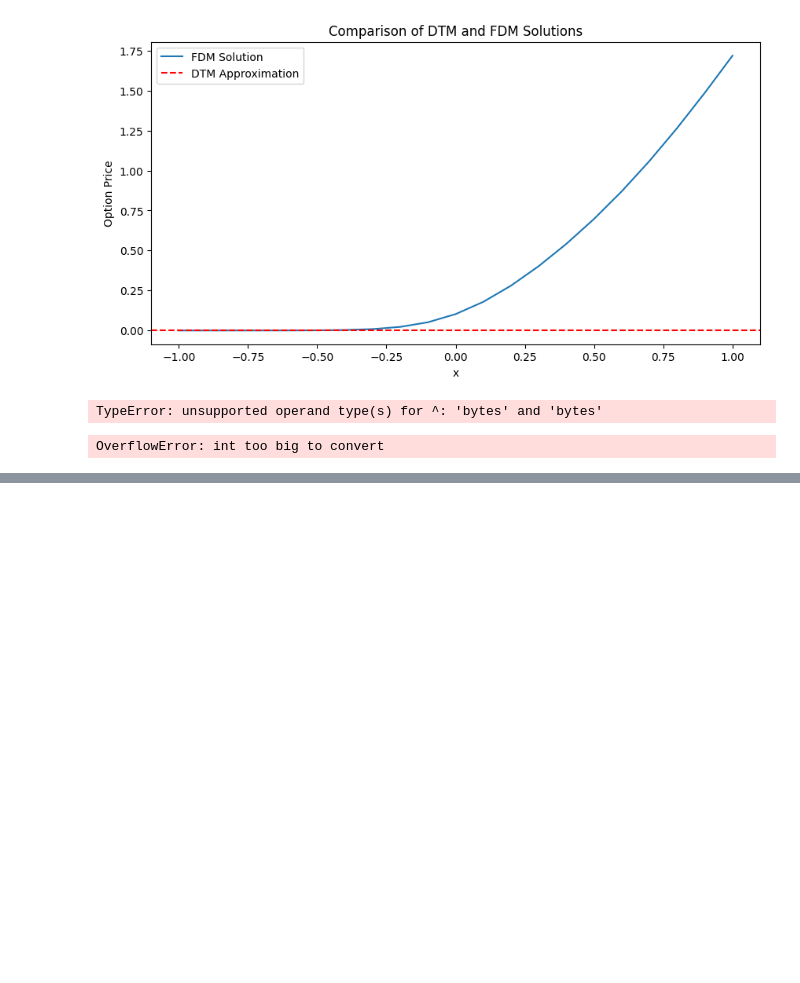
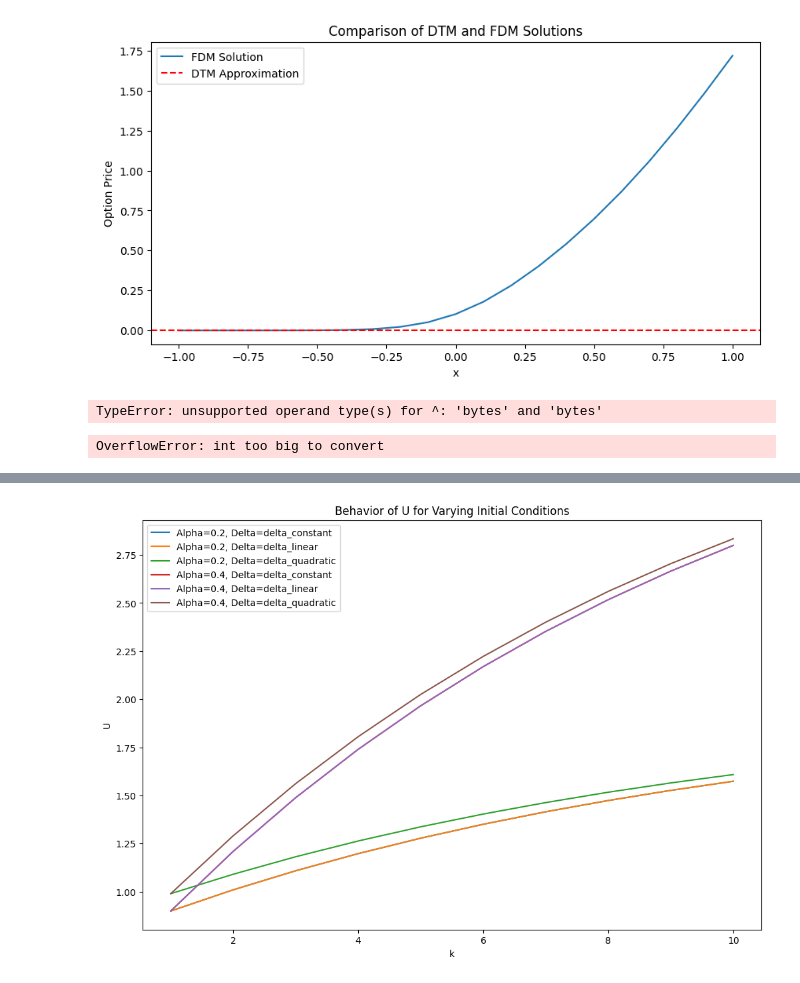
Before and after one commit to Prithviraj97/MachineLearning_Python, a Jupyter notebook: outlier.ipynb, the cells around one changed output, grey strips where cells are left out. Saved outputs shown, nothing was run; the diff lists cells and outputs as text; code cells hidden in the pictures; blank space fills up the shorter version.

```diff
--- a/outlier.ipynb
+++ b/outlier.ipynb
@@ -535,0 +721,53 @@ OverflowError: int too big to convert
+# %%
+import numpy as np
+import matplotlib.pyplot as plt
+from scipy.special import factorial
+
+# Define the three delta scenarios
+def delta_constant(k):
+    return 0.1  # Constant deduction
+
+def delta_linear(k):
+    return 0.1 * k  # Linearly increasing deduction
+
+def delta_quadratic(k):
+    return 0.01 * k**2  # Quadratically increasing deduction
+
+# Define the initial condition function with variable delta
+def initial_condition(k, delta_function):
+    return max(1 / factorial(k) - delta_function(k), 0)
+
+# Simplified model for U's next value for demonstration purposes (adjust as necessary)
+def next_U_simple(U_prev, k, alpha):
+    return U_prev * 0.9 + alpha  # Simplified update rule for demonstration
+
+# Calculate U for a given alpha and delta function
+def calculate_U(alpha, delta_function, max_k=10):
+    U = np.zeros(max_k)
+    for k in range(1, max_k + 1):
+        if k == 1:
+            U[k-1] = initial_condition(k, delta_function)  # Set initial condition
+        else:
+            U[k-1] = next_U_simple(U[k-2], k, alpha)  # Update U
+    return U
+
+# Plotting
+def plot_U(alphas, delta_functions, max_k=10):
+    plt.figure(figsize=(12, 8))
+    for alpha in alphas:
+        for delta_function in delta_functions:
+            U = calculate_U(alpha, delta_function, max_k)
+            plt.plot(range(1, max_k + 1), U, label=f'Alpha={alpha}, Delta={delta_function.__name__}')
+
+    plt.xlabel('k')
+    plt.ylabel('U')
+    plt.title('Behavior of U for Varying Initial Conditions')
+    plt.legend()
+    plt.show()
+
+# Run the plotting function with example alpha values and delta scenarios
+alphas = [0.2, 0.4]  # Example alpha values
+delta_functions = [delta_constant, delta_linear, delta_quadratic]  # Delta scenarios
+plot_U(alphas, delta_functions)
+# %% [output]
+[figure, added]
```
Also changed, not shown: parts of 7 cells of this notebook, 3 other files.
